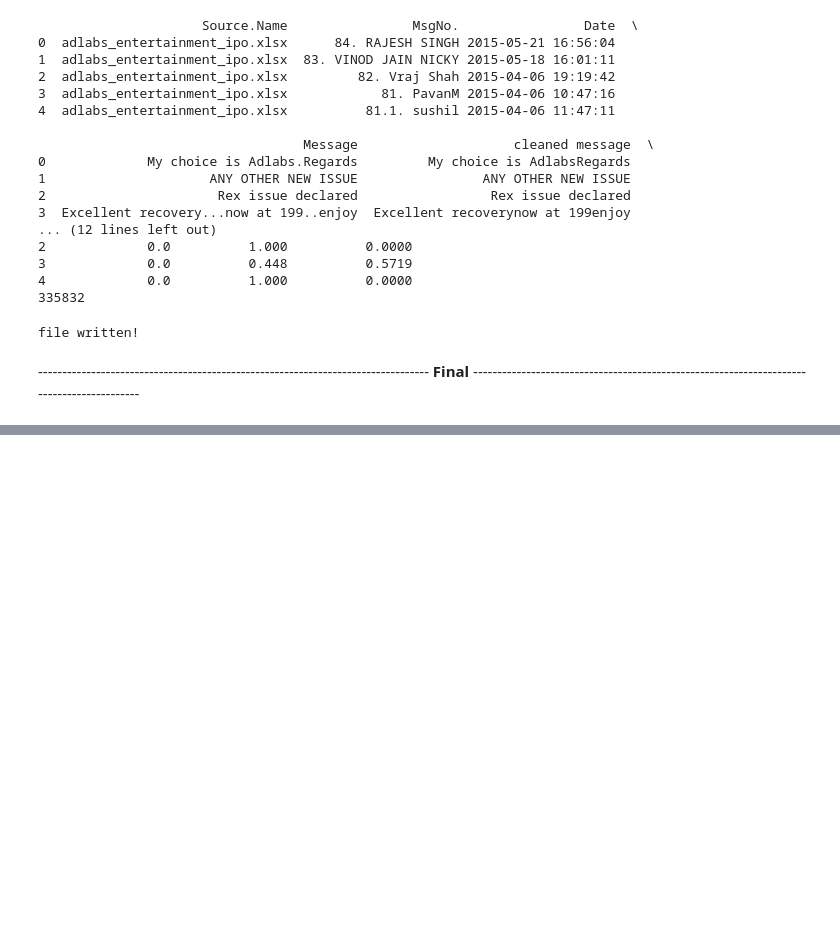
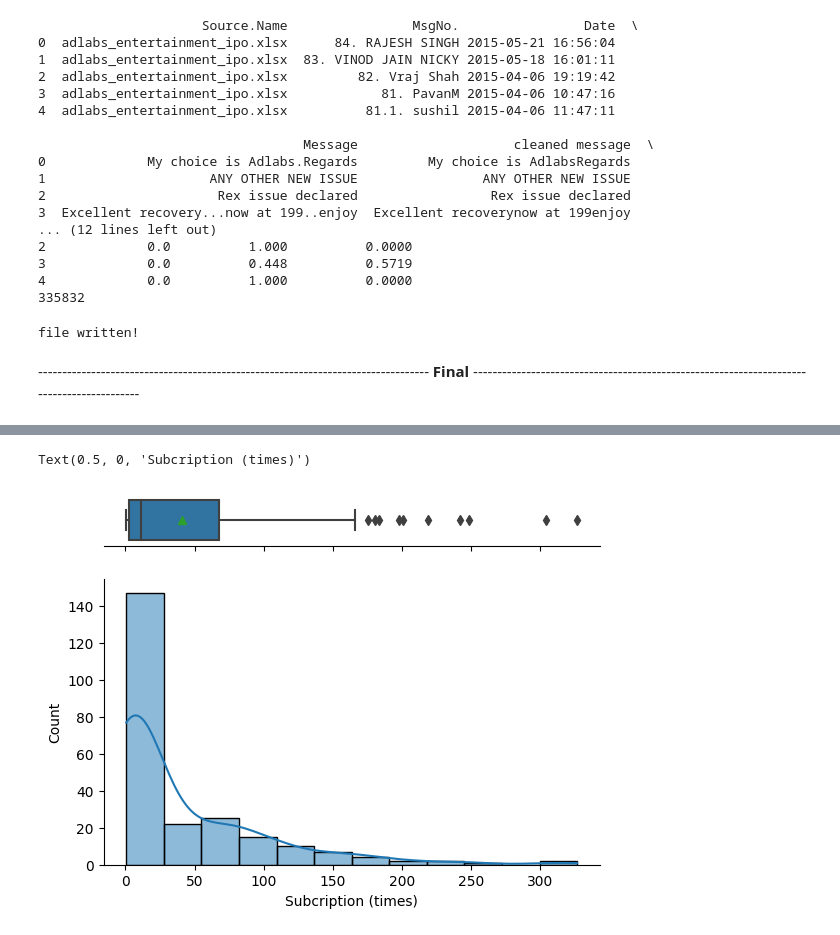
Before and after one commit to hiteshjck/nlp, a Jupyter notebook: Vader_and_BERT.ipynb, the cells around one changed output, grey strips where cells are left out. Saved outputs shown, nothing was run; the diff lists cells and outputs as text; code cells hidden in the pictures; blank space fills up the shorter version.

```diff
--- a/Vader_and_BERT.ipynb
+++ b/Vader_and_BERT.ipynb
@@ -319,10 +319,10 @@ from transformers import BertTokenizer, TFBertForSequenceClassification
 
 path = 'drive/MyDrive/nlp_data'
 # Load tokenizer
-bert_tokenizer = BertTokenizer.from_pretrained(path +'/Tokenizer')
+bert_tokenizer = BertTokenizer.from_pretrained(path +'/Tokenizer1')
 
 # Load model
-bert_model = TFBertForSequenceClassification.from_pretrained(path +'/Model')
+bert_model = TFBertForSequenceClassification.from_pretrained(path +'/Model1')
 
 def Get_sentiment(Review, Tokenizer=bert_tokenizer, Model=bert_model):
     # Convert Review to a list if it's not already a list
@@ -337,7 +337,8 @@ def Get_sentiment(Review, Tokenizer=bert_tokenizer, Model=bert_model):
     prediction = Model.predict([Input_ids, Token_type_ids, Attention_mask])
 
     label = {
-    1: 'positive',
+    2: 'Positive',
+    1: 'Neutral',
     0: 'Negative'
     }
 
@@ -348,5 +349,5 @@ def Get_sentiment(Review, Tokenizer=bert_tokenizer, Model=bert_model):
     pred_labels = [label[i] for i in pred_labels.numpy().tolist()]
     return pred_labels
 
-Review ='bad'
+Review ='@Tejas Pandya , Thanks SirZaroor party hogi, aap jaha bologe waha aake karenge party 🎉This was really required, was really demotivated with no allotment in ~8 bHNI applications in IKIO, Idea, Senco.Aapke kitne lage isme ?@Bull market , IDFC Bank.@SUPERPP Thanks Brother, hoping you also got allotted.@YNIMI , 8 bHNI applications.'
 Get_sentiment(Review)
@@ -872,0 +1082,16 @@ print(len(rating_df.index))
+# %%
+import seaborn as sns
+x = final_df['Subscription (times)'].tolist()
+
+f, (ax_box, ax_hist) = plt.subplots(2, sharex=True, gridspec_kw={"height_ratios": (.15, .85)})
+
+sns.boxplot(x=x, ax=ax_box, showmeans=True)
+sns.histplot(x=x, bins=12, kde=True, stat= "count", ax=ax_hist)
+
+ax_box.set(yticks=[])
+sns.despine(ax=ax_hist)
+sns.despine(ax=ax_box, left=True)
+plt.xlabel('Subcription (times)')
+# %% [output]
+Text(0.5, 0, 'Subcription (times)')
+[figure, added]
```
Also changed, not shown: parts of 35 cells of this notebook.
